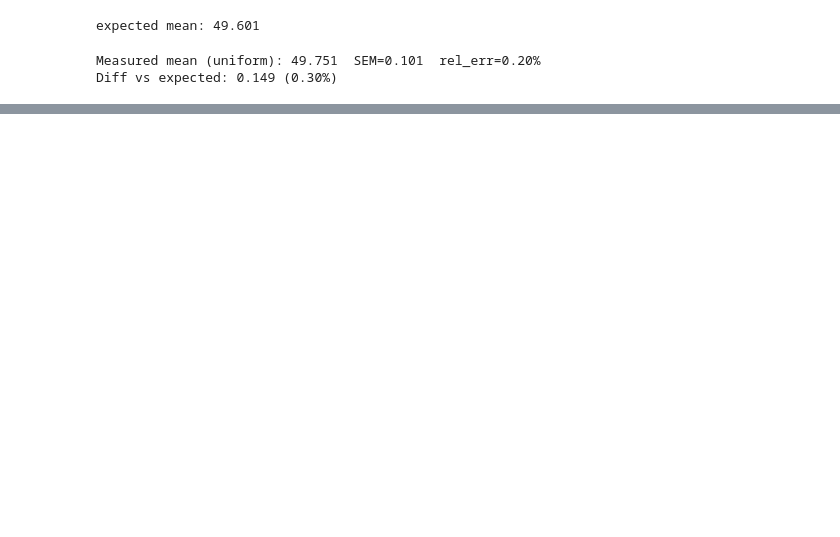
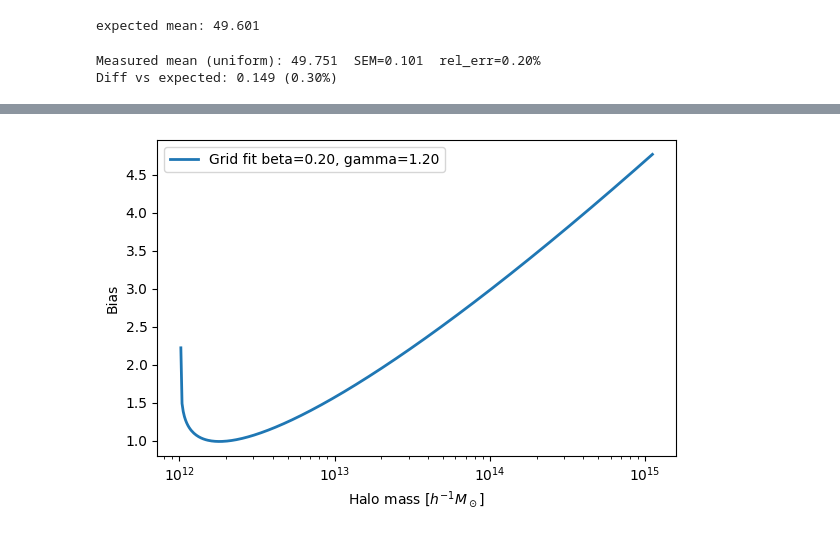
Before and after one commit to HenryWGray/Assembly-Bias-Galaxy-Connection, a Jupyter notebook: perpart-perhalo.ipynb, the cells around one changed output, grey strips where cells are left out. Drawn from its saved outputs; the diff is of its cells as text; code cells hidden in the pictures; blank space fills up the shorter version.

```diff
--- a/perpart-perhalo.ipynb
+++ b/perpart-perhalo.ipynb
@@ -325,0 +368,14 @@ plt.show()
+# %%
+def b_fit_from_grid(logM_query):
+    xq = (logM_query - x0.min()) / x0.std()
+    return A + B*np.power(xq, beta_star) + C*np.power(xq, gamma_star)
+
+grid = np.linspace(x0.min(), x0.max(), 400)
+fit_curve = b_fit_from_grid(grid)
+
+plt.figure(figsize=(6,4))
+plt.plot(10**grid, fit_curve, linewidth=2, label=f'Grid fit beta={beta_star:.2f}, gamma={gamma_star:.2f}')
+plt.xscale('log'); plt.xlabel(r'Halo mass [$h^{-1} M_\odot$]'); plt.ylabel('Bias')
+plt.legend(); plt.tight_layout(); plt.show()
+# %% [output]
+[figure, added]
```
Also changed, not shown: parts of 37 cells of this notebook, 3 other files.
